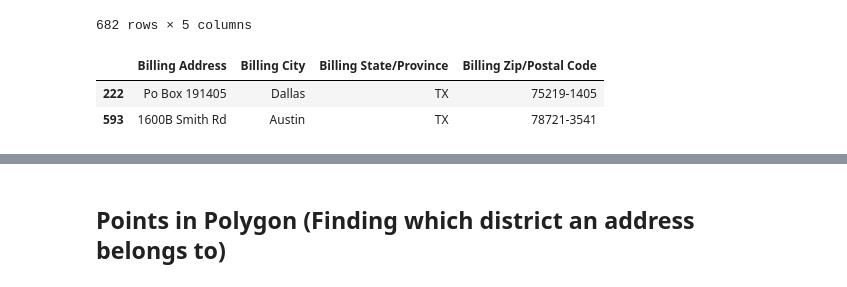
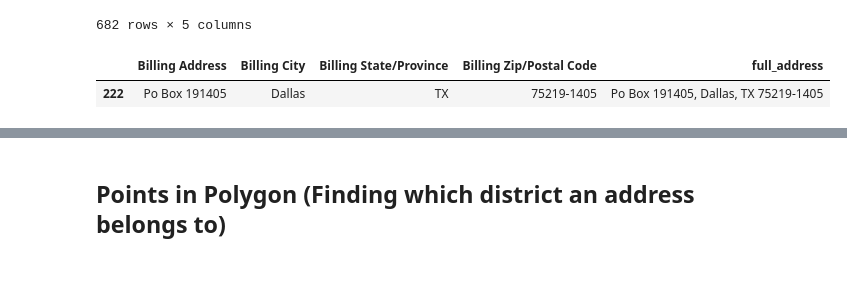
Before and after one commit to aoot/Texas-District-Mapping, a Jupyter notebook: Cleaning Address and Mapping.ipynb, the cells around one changed output, grey strips where cells are left out. Drawn from its saved outputs; the diff is of its cells as text; code cells hidden in the pictures.

```diff
--- a/Cleaning Address and Mapping.ipynb
+++ b/Cleaning Address and Mapping.ipynb
@@ -10,34 +121,12 @@ import re
 ## Ignore warnings
 warnings.filterwarnings("ignore")  # Comment out if WANT warnings
 
-## File names - PLEASE INPUT
-fileName = "SFDataImport_AmeriCorpsTX_ServiceSites_2021-22.xlsx"
+## Check filetype
+df = fileCheckAndImport(fileDirectory, fileName)  # Check file type: need xlsx or csv
 
-## Variables
-if re.search("\.xlsx$", fileName):
-    filePath_excel = f"./data/{fileName}"
-elif re.search("\.csv$", fileName):
-    filePath_csv = f"./data/{fileName}"
-else:
-    print(f"File format not supported (xlsx or csv needed).")
-
-## Import excel file
-df = pd.read_excel(filePath_excel, engine="openpyxl")
-# display(df.head())  # Show head of dataframe
-
-## Import csv file - Uncomment if need to import CSV
-# df = pd.read_csv(filePath_csv)
-# display(df.head())  # Show head of the dataframe
-
-
-## Subset the columns
+## Dataframe masks
 mask_address_cols = ["Billing Address", "Billing City", "Billing State/Province", "Billing Zip/Postal Code"]
-# display(df[mask_address_cols].head())  # Show head of dataframe subset
-
-
-## Check missing values and filter out missing rows
 mask_no_missing_val = df[mask_address_cols].isna().sum(axis=1).apply(lambda x: True if x==0 else False)
-df_no_missing_val = df.loc[mask_no_missing_val, mask_address_cols]  # dataframe subset without missing addresses
 # %%
 ## Create 'Full Address' column in DataFrame
 ## NOTES:
@@ -78,18 +150,20 @@ display(df[(mask_address_cols + ["full_address"])])  # Display the new dataframe
 | 681 | 501 Hornet Pl | Tulia | TX | 79088 | 501 Hornet Pl, Tulia, TX 79088 |
 682 rows × 5 columns
 # %%
-## Checking addresses
+## Quick address pattern checking
 ## NOTES:
-## - Troulbing address are PO box
-## - 1600B is a valid address, there is not a space between door number and `B`
+## - Google Maps cannot return PO Box
+## - 1600B is a valid address, there is not a space between door number and `B` --> Regex will not catch this
 
-df["full_address"].str.match(r"^(\d+ \w+)").value_counts()  # There are 4 bad address
+## Variables
+regex_pattern=r"^(\d+ *\w+)"  # One or more street number followed by an optional space, and a word with one or more characters.
 
-mask_good_address = df["full_address"].str.match(r"^(\d+ \w+)").astype(bool)
+## Counting bad addressses according to regex_pattern
+df["full_address"].str.match(regex_pattern).value_counts()  # There are 4 bad address
 
-temp = df.loc[~mask_good_address, mask_address_cols]
-display(temp)
+## Show the problematic address
+mask_good_address = df["full_address"].str.match(regex_pattern).astype(bool)
+display(df.loc[~mask_good_address, (mask_address_cols+["full_address"])])
 # %% [output]
-|  | Billing Address | Billing City | Billing State/Province | Billing Zip/Postal Code |
-| 222 | Po Box 191405 | Dallas | TX | 75219-1405 |
-| 593 | 1600B Smith Rd | Austin | TX | 78721-3541 |
+|  | Billing Address | Billing City | Billing State/Province | Billing Zip/Postal Code | full_address |
+| 222 | Po Box 191405 | Dallas | TX | 75219-1405 | Po Box 191405, Dallas, TX 75219-1405 |
```
Also changed, not shown: parts of 22 cells of this notebook, 2 other files.
